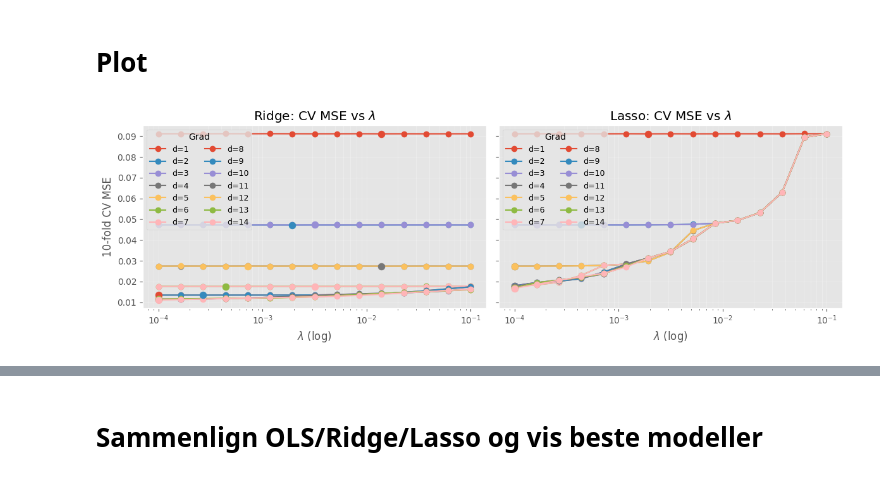
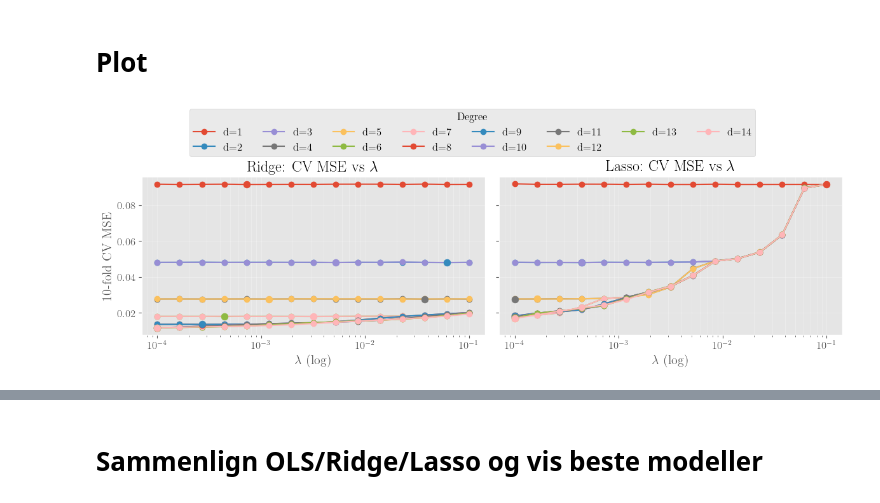
Before and after one commit to kjes4pres/Project_1_FYSSTK, a Jupyter notebook: Code/g_and_h.ipynb, the cells around one changed output, grey strips where cells are left out. Drawn from its saved outputs; the diff is of its cells as text; code cells hidden in the pictures.

```diff
--- a/Code/g_and_h.ipynb
+++ b/Code/g_and_h.ipynb
@@ -12,0 +5,16 @@ For hver polynomgrad d trener du OLS mange ganger på bootstrap-utvalg av trenin
+# %%
+from functions import *
+
+from pathlib import Path
+import matplotlib.pyplot as plt
+
+out_dir = Path("../Figures")      # fra Code/ til Figures/
+out_dir.mkdir(parents=True, exist_ok=True)
+
+plt.rcParams.update({
+    "text.usetex": True,
+    "font.family": "serif",
+    "font.size": 12,
+})
+
+seed = 2018
@@ -206,36 +231,43 @@ for d in degrees}
 # %% [markdown]
 # Plot
 # %%
-fig, axes = plt.subplots(1, 2, figsize=(12, 4), sharey = True)
+fig, axes = plt.subplots(1, 2, figsize=(12, 4), sharex=True, sharey=True)
 ax_ridge, ax_lasso = axes
 
-#Ridge
+# --- Ridge ---
 for d in degrees:
-    results_ridge = cv_mse_ridge[d]
-    order = np.argsort(results_ridge["lambdas"])
-    ax_ridge.semilogx(results_ridge["lambdas"][order], results_ridge["cv_mse"][order], marker='o', linewidth=1.5, label=f'd={d}')
-    ax_ridge.scatter(results_ridge["best_lambda"], results_ridge["best_mse"], s=60, zorder=3)
+    res = cv_mse_ridge[d]
+    order = np.argsort(res["lambdas"])
+    ax_ridge.semilogx(res["lambdas"][order], res["cv_mse"][order],
+                      marker='o', linewidth=1.5, label=f'd={d}')
+    ax_ridge.scatter(res["best_lambda"], res["best_mse"], s=60, zorder=3)
 
 ax_ridge.set_title(r'Ridge: CV MSE vs $\lambda$')
 ax_ridge.set_xlabel(r'$\lambda$ (log)')
 ax_ridge.set_ylabel(f'{K}-fold CV MSE')
 ax_ridge.grid(True, which='both', alpha=0.3)
-ax_ridge.legend(title='Grad', ncol=2, fontsize=9)
 
-
-# Lasso
+# --- Lasso ---
 for d in degrees:
-    results_lasso = cv_mse_lasso[d]
-    order = np.argsort(results_lasso["lambdas"])
-    ax_lasso.semilogx(results_lasso["lambdas"][order], results_lasso["cv_mse"][order], marker='o', linewidth=1.5, label=f'd={d}')
-    ax_lasso.scatter(results_lasso["best_lambda"], results_lasso["best_mse"], s=60, zorder=3)
+    res = cv_mse_lasso[d]
+    order = np.argsort(res["lambdas"])
+    ax_lasso.semilogx(res["lambdas"][order], res["cv_mse"][order],
+                      marker='o', linewidth=1.5, label=f'd={d}')
+    ax_lasso.scatter(res["best_lambda"], res["best_mse"], s=60, zorder=3)
 
 ax_lasso.set_title(r'Lasso: CV MSE vs $\lambda$')
 ax_lasso.set_xlabel(r'$\lambda$ (log)')
 ax_lasso.grid(True, which='both', alpha=0.3)
-ax_lasso.legend(title='Grad', ncol=2, fontsize=9)
 
-plt.tight_layout()
+# --- felles legend (hent handles/labels fra én akse) ---
+handles, labels = ax_ridge.get_legend_handles_labels()
+fig.legend(handles, labels, title='Degree', ncol=8, loc='upper center',
+           bbox_to_anchor=(0.5, 1.08))
+
+plt.tight_layout(rect=[0, 0, 1, 0.90])  # gi plass til legend på toppen
+
+plt.savefig(out_dir / "H_mse_vs_lambda" , dpi=200, bbox_inches="tight")
+
 plt.show()
 # %% [output]
-[figure, old version]
+[figure, new version]
```
Also changed, not shown: parts of 19 cells of this notebook, 4 other files.
